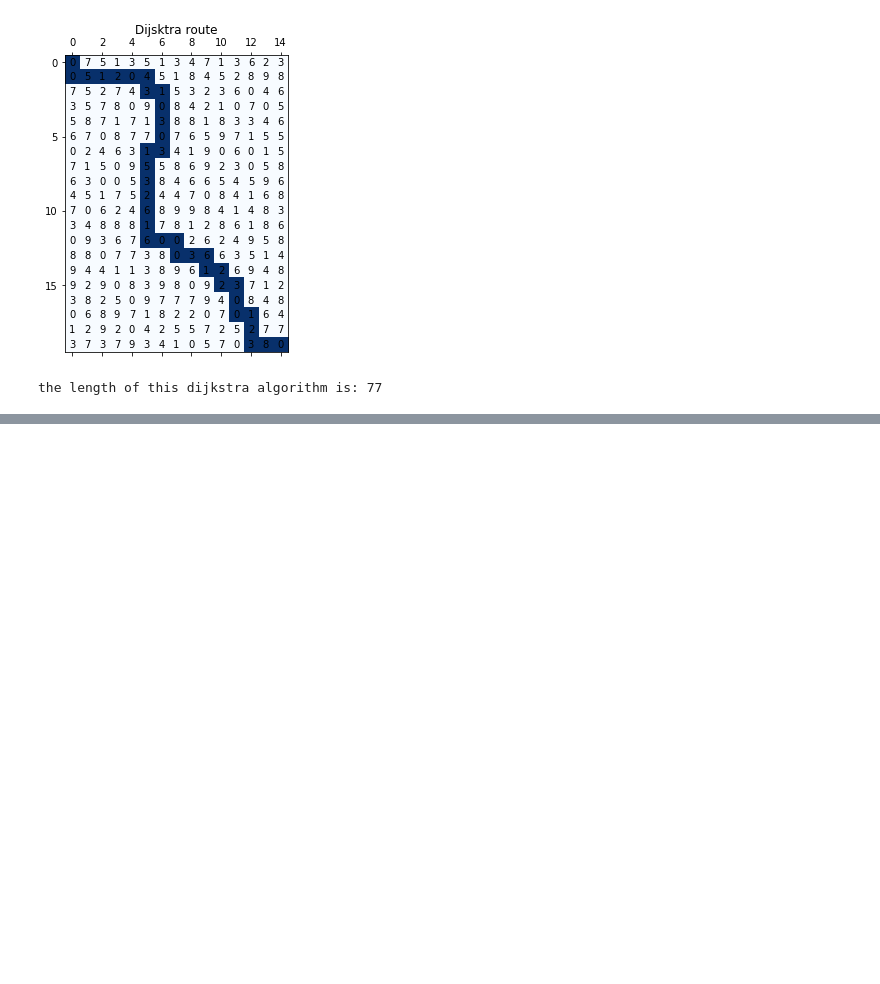
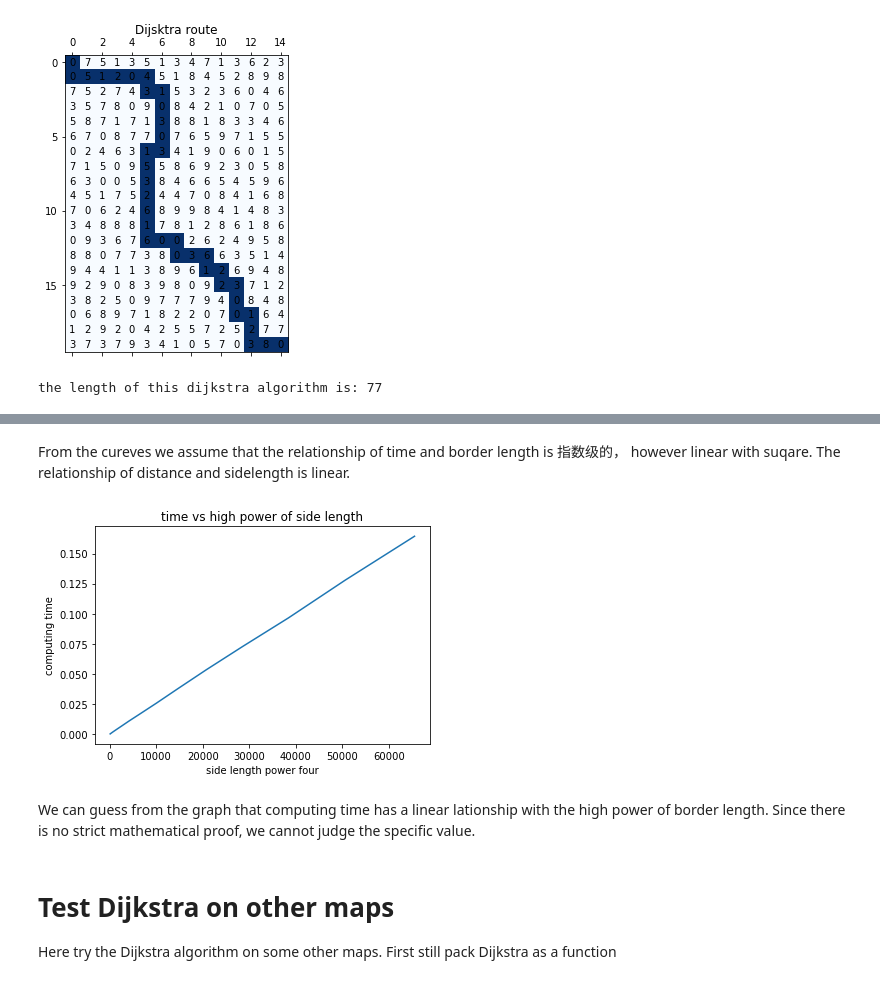
Before and after one commit to gdqb233/mathandcodingcoursework, a Jupyter notebook: task1/task1.ipynb, the cells around one changed output, grey strips where cells are left out. Drawn from its saved outputs; the diff is of its cells as text; code cells hidden in the pictures; blank space fills up the shorter version.

```diff
--- a/task1/task1.ipynb
+++ b/task1/task1.ipynb
@@ -265,0 +387,37 @@ the length of this dijkstra algorithm is: 77
+# %%
+import time
+totoltime = 0
+totallength = 0
+for i in range(1000):
+    environmentmap1 = np.random.randint(0, 10, size = (6, 6))
+    time_start = time.clock()
+    distance = dijkstra(environmentmap1, 'test on other grids')
+    time_end = time.clock()
+    time_sum = time_end - time_start
+    totoltime = totoltime + time_sum
+    totallength = totallength + distance
+print('6*6 grid, cell value 0-9', 'computing time:', totoltime/1000, 'distance:', totallength/1000)
+
+totoltime = 0
+totallength = 0
+for i in range(1000):
+    environmentmap1 = np.random.randint(0, 10, size = (4, 9))
+    time_start = time.clock()
+    distance = dijkstra(environmentmap1, 'test on other grids')
+    time_end = time.clock()
+    time_sum = time_end - time_start
+    totoltime = totoltime + time_sum
+    totallength = totallength + distance
+print('4*9 grid, cell value 0-9', 'computing time:', totoltime/1000, 'distance:', totallength/1000)
+
+totoltime = 0
+totallength = 0
+for i in range(1000):
+    environmentmap1 = np.random.randint(0, 10, size = (3, 12))
+    time_start = time.clock()
+    distance = dijkstra(environmentmap1, 'test on other grids')
+    time_end = time.clock()
+    time_sum = time_end - time_start
+    totoltime = totoltime + time_sum
+    totallength = totallength + distance
+print('3*12 grid, cell value 0-9', 'computing time:', totoltime/1000, 'distance:', totallength/1000)
@@ -265,0 +481,17 @@ the length of this dijkstra algorithm is: 77
+# %% [markdown]
+From the cureves we assume that the relationship of time and border length is 指数级的， however linear with suqare. The relationship of distance and sidelength is linear.
+# %%
+squarelist = [i*i*i*i for i in sidelengthlist]
+plt.plot(squarelist, timelist)
+plt.xlabel("side length power four")
+plt.ylabel("computing time")
+plt.title("time vs high power of side length")
+plt.show()
+# %% [output]
+[figure, added]
+# %% [markdown]
+We can guess from the graph that computing time has a linear lationship with the high power of border length. Since there is no strict mathematical proof, we cannot judge the specific value.
+# %% [markdown]
+# Test Dijkstra on other maps
+Here try the Dijkstra algorithm on some other maps.
+First still pack Dijkstra as a function
```
Also changed, not shown: parts of 25 cells of this notebook, 2 other files.
